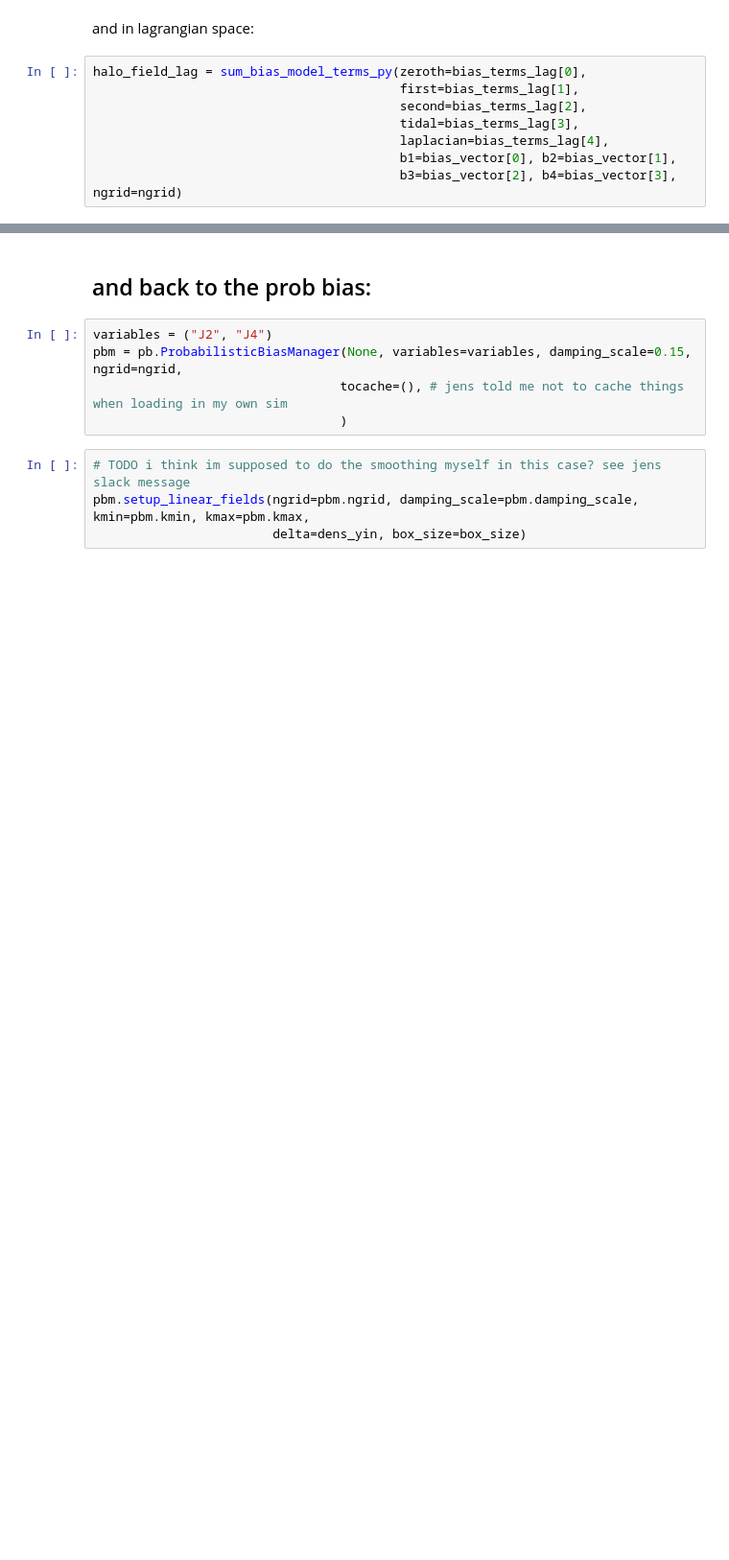
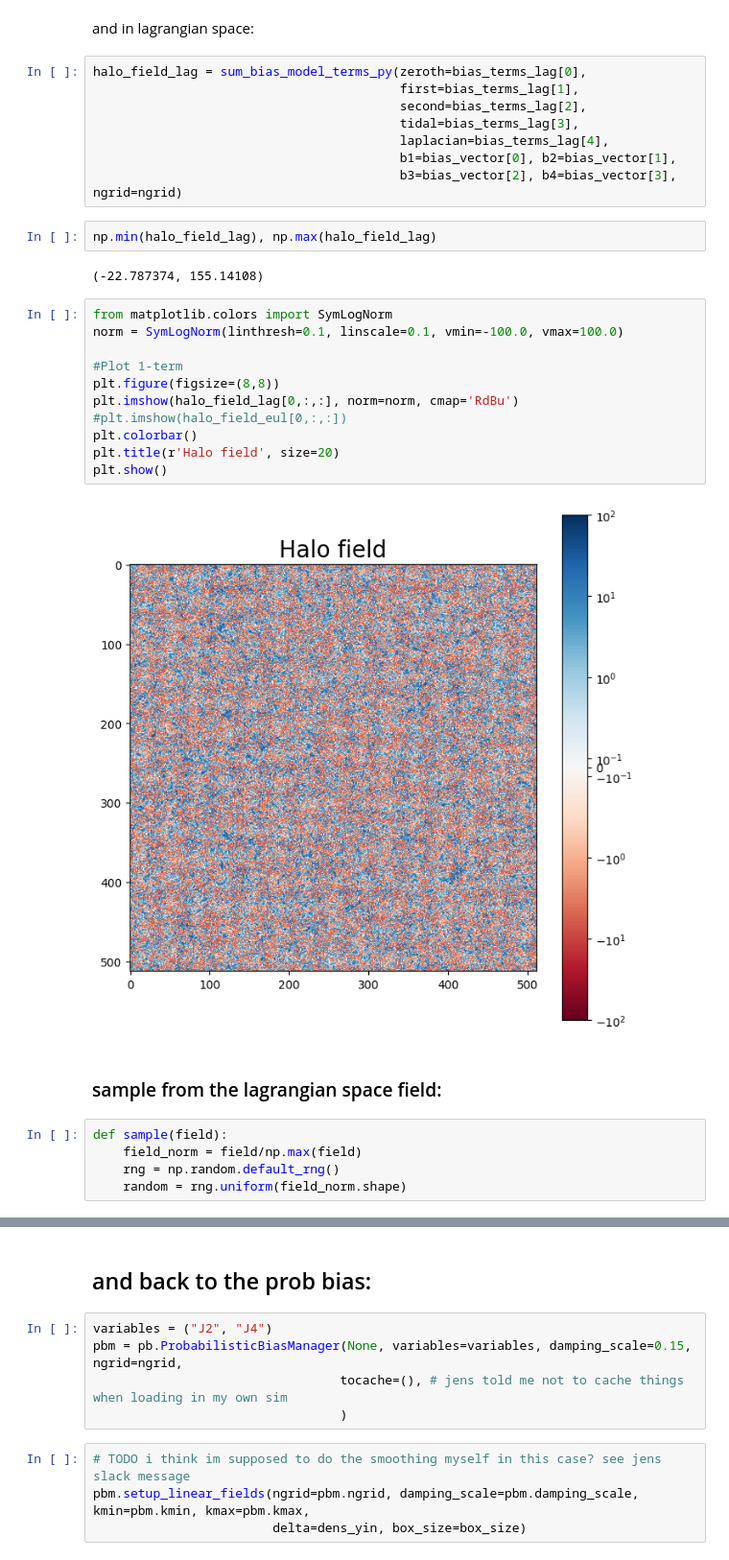
Before and after one commit to kstoreyf/biasexp-target-observable, a Jupyter notebook: notebooks/2024-01-19_probabilistic_bias.ipynb, the cells around one changed output, grey strips where cells are left out. Shown at 96% size. Cells and saved outputs as stored; diff of their text form; blank space fills up the shorter version.

```diff
--- a/notebooks/2024-01-19_probabilistic_bias.ipynb
+++ b/notebooks/2024-01-19_probabilistic_bias.ipynb
@@ -213,3 +213,27 @@ halo_field_lag = sum_bias_model_terms_py(zeroth=bias_terms_lag[0],
                                          laplacian=bias_terms_lag[4],
                                          b1=bias_vector[0], b2=bias_vector[1],
                                          b3=bias_vector[2], b4=bias_vector[3], ngrid=ngrid)
+# %%
+np.min(halo_field_lag), np.max(halo_field_lag)
+# %% [output]
+(-22.787374, 155.14108)
+# %%
+from matplotlib.colors import SymLogNorm
+norm = SymLogNorm(linthresh=0.1, linscale=0.1, vmin=-100.0, vmax=100.0)
+
+#Plot 1-term
+plt.figure(figsize=(8,8))
+plt.imshow(halo_field_lag[0,:,:], norm=norm, cmap='RdBu')
+#plt.imshow(halo_field_eul[0,:,:])
+plt.colorbar()
+plt.title(r'Halo field', size=20)
+plt.show()
+# %% [output]
+[figure, added]
+# %% [markdown]
+### sample from the lagrangian space field:
+# %%
+def sample(field):
+    field_norm = field/np.max(field)
+    rng = np.random.default_rng()
+    random = rng.uniform(field_norm.shape)
```
Also changed, not shown: parts of 24 cells of this notebook, 2 other files.
